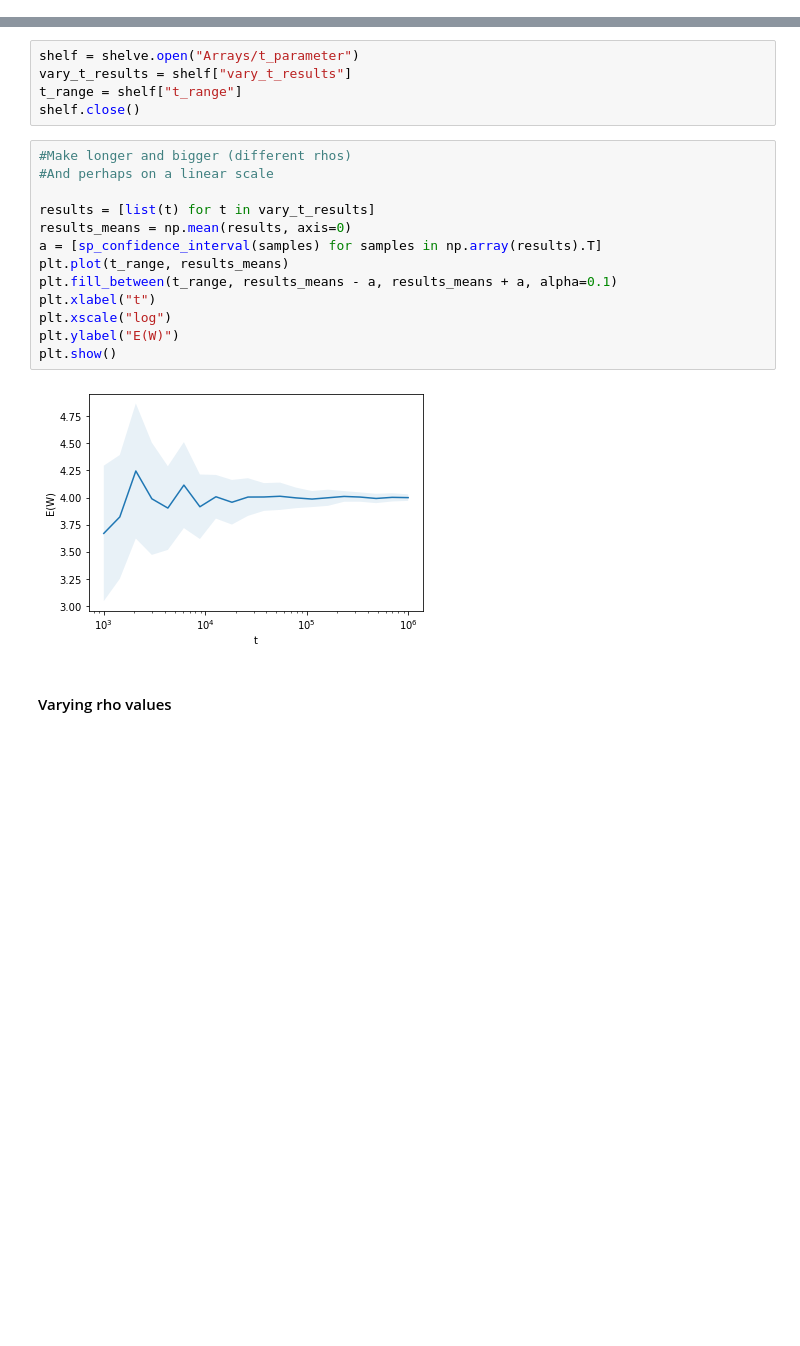
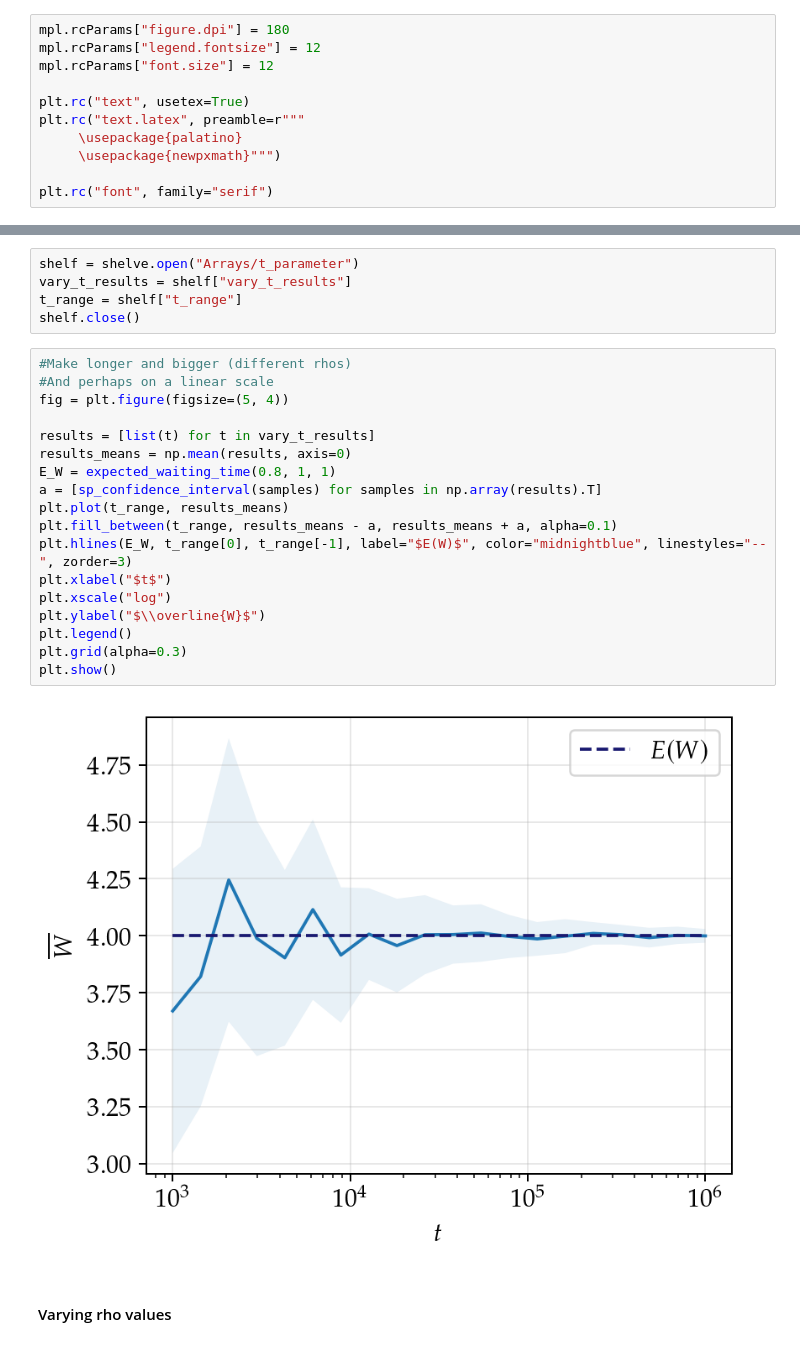
Before and after one commit to Maloup/Stochastic_assignment_2, a Jupyter notebook: Result_visualization.ipynb, the cells around one changed output, grey strips where cells are left out. Cells and saved outputs as stored; diff of their text form; blank space fills up the shorter version.

Commit message:
Pretty plots and such

```diff
--- a/Result_visualization.ipynb
+++ b/Result_visualization.ipynb
@@ -14,4 +15,15 @@ from queue_function import run_queue_experiment, vary_t_worker, vary_rho_worker
 from util import initialize_parallel_rngs
+# %%
+mpl.rcParams["figure.dpi"] = 180
+mpl.rcParams["legend.fontsize"] = 12
+mpl.rcParams["font.size"] = 12
+
+plt.rc("text", usetex=True)
+plt.rc("text.latex", preamble=r"""
+     \usepackage{palatino}
+     \usepackage{newpxmath}""")
+
+plt.rc("font", family="serif")
 # %% [markdown]
 ### Helper functions
 # %%
@@ -98,18 +110,23 @@ shelf.close()
 # %%
 #Make longer and bigger (different rhos)
 #And perhaps on a linear scale
+fig = plt.figure(figsize=(5, 4))
 
 results = [list(t) for t in vary_t_results]
 results_means = np.mean(results, axis=0)
+E_W = expected_waiting_time(0.8, 1, 1)
 a = [sp_confidence_interval(samples) for samples in np.array(results).T]
 plt.plot(t_range, results_means)
 plt.fill_between(t_range, results_means - a, results_means + a, alpha=0.1)
-plt.xlabel("t")
+plt.hlines(E_W, t_range[0], t_range[-1], label="$E(W)$", color="midnightblue", linestyles="--", zorder=3)
+plt.xlabel("$t$")
 plt.xscale("log")
-plt.ylabel("E(W)")
+plt.ylabel("$\\overline{W}$")
+plt.legend()
+plt.grid(alpha=0.3)
 plt.show()
 # %% [output]
-[figure, old version]
+[figure, new version]
 # %% [markdown]
 #### Varying rho values
 # %%
```
Also changed, not shown: parts of 11 cells of this notebook, 1 other file.
